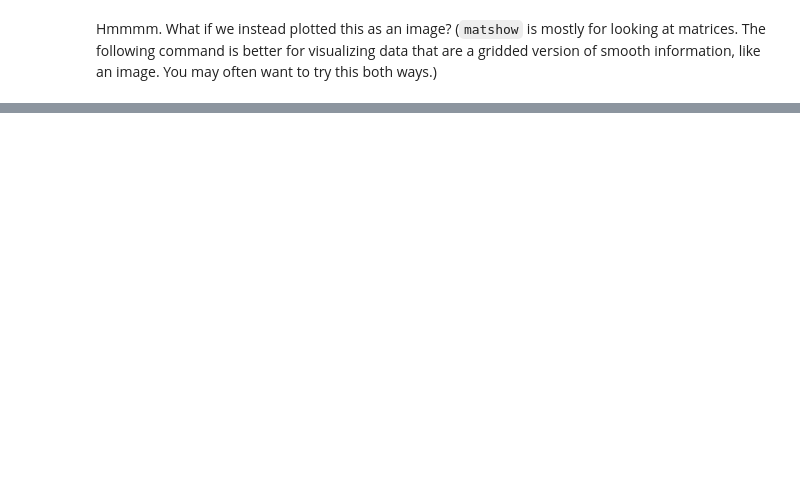
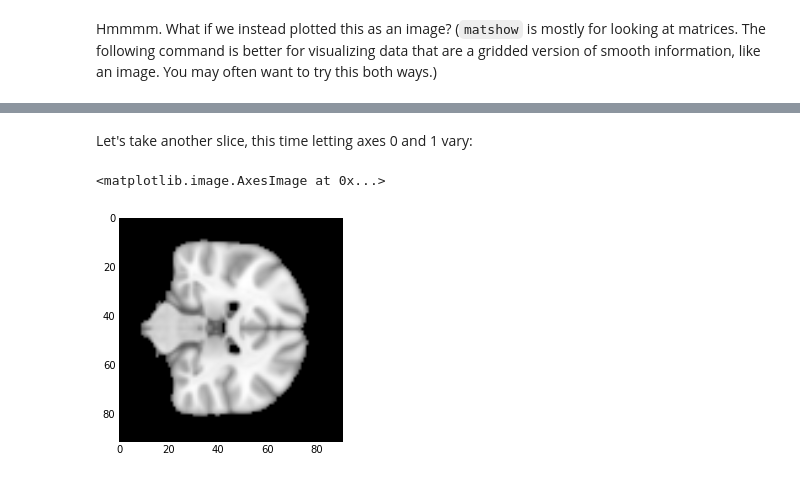
Before and after one commit to jmxpearson/DIBS_materials, a Jupyter notebook: python/Working with Array Data.ipynb, the cells around one changed output, grey strips where cells are left out. Saved outputs shown, nothing was run; the diff lists cells and outputs as text; code cells hidden in the pictures; blank space fills up the shorter version.

```diff
--- a/python/Working with Array Data.ipynb
+++ b/python/Working with Array Data.ipynb
@@ -226,0 +228,7 @@ imgplot = plt.imshow(slc, cmap='gray')  # cmap is for colormap
+# %% [markdown]
+Let's take another slice, this time letting axes 0 and 1 vary:
+# %%
+plt.imshow(arr[:, 48, :], cmap='gray')
+# %% [output]
+<matplotlib.image.AxesImage at 0x...>
+[figure, added]
```
Also changed, not shown: parts of 22 cells of this notebook, 1 other file.
